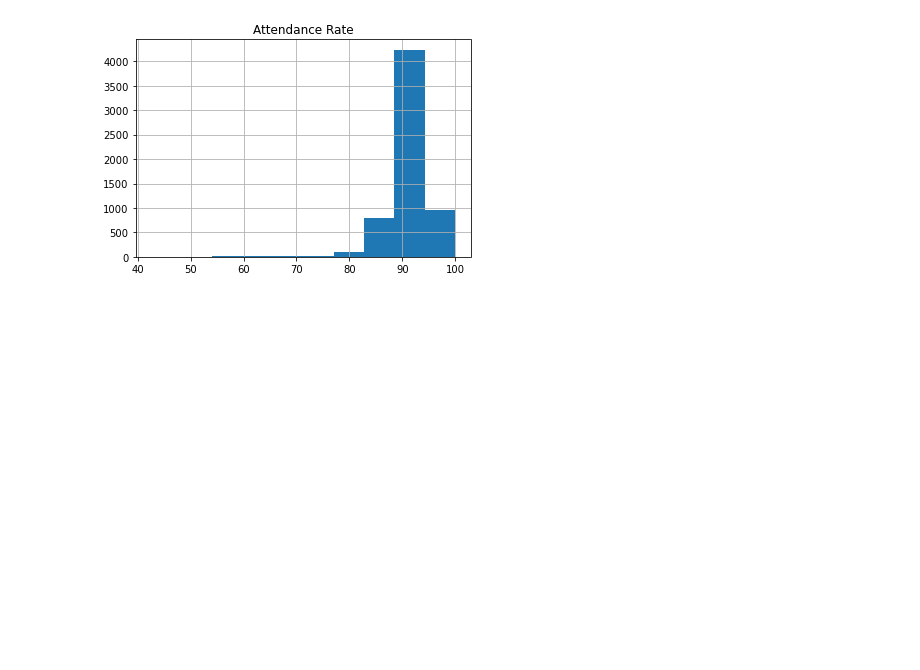
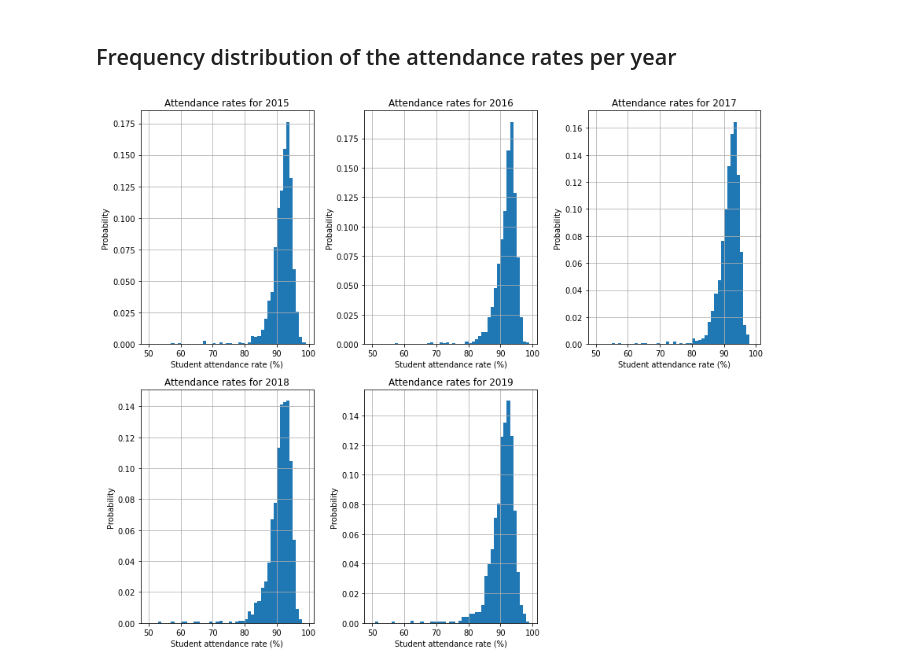
Before and after one commit to Thgiliwt/Project-1, a Jupyter notebook: notebooks/PyStudent.ipynb, the cells around one changed output. Saved outputs shown, nothing was run; the diff lists cells and outputs as text; code cells hidden in the pictures; blank space fills up the shorter version.

```diff
--- a/notebooks/PyStudent.ipynb
+++ b/notebooks/PyStudent.ipynb
@@ -23,5 +9,4 @@ def read_attendance_data(attendance_file_name):
 # %%
 # open the attendance rate data and write it into a DataFrame
-attendance_file_name = "..\data\QLD-2015-19-student-attendance-rate-by-school.csv"
-attendance_df = read_attendance_data(attendance_file_name)
-attendance_df.head(10)
+attendance_file_name = "..\data\cleaned_data_schoolattendancerate.csv"
+attendance_df = pd.read_csv(attendance_file_name)
@@ -40,5 +13,33 @@ attendance_df.head(10)
-# %%
-
-attendance_df.hist(column='Attendance Rate',bins=10);
-# %% [output]
-[figure, removed]
+# %% [markdown]
+## Frequency distribution of the attendance rates per year
+# %%
+# loop over the years in the data and make frequency plots of the attendance rates per year
+
+# Get the list of years in the data
+years =  attendance_df['Attendance Year'].unique()
+
+# Make the x axis
+x = np.arange(50,100,1)
+
+fig,axs = plt.subplots(2,3,tight_layout=True,figsize=(12,10))
+
+irow = 0
+icol = 0
+for iyear in years:
+    y = attendance_df.loc[attendance_df['Attendance Year'] == iyear]['Attendance Rate']
+    if icol == 3:
+        irow = 1
+        icol = 0
+
+    axs[irow][icol].hist(y,bins=x,density=True)
+    axs[irow][icol].set_xlabel('Student attendance rate (%)')
+    axs[irow][icol].set_ylabel('Probability')
+    axs[irow][icol].grid(True)
+    title = "Attendance rates for {}".format(iyear)
+    axs[irow][icol].set_title(title)
+    icol += 1
+
+axs[1,2].axis('off')
+plt.show()
+# %% [output]
+[figure, added]
```
Also changed, not shown: parts of 7 cells of this notebook.
